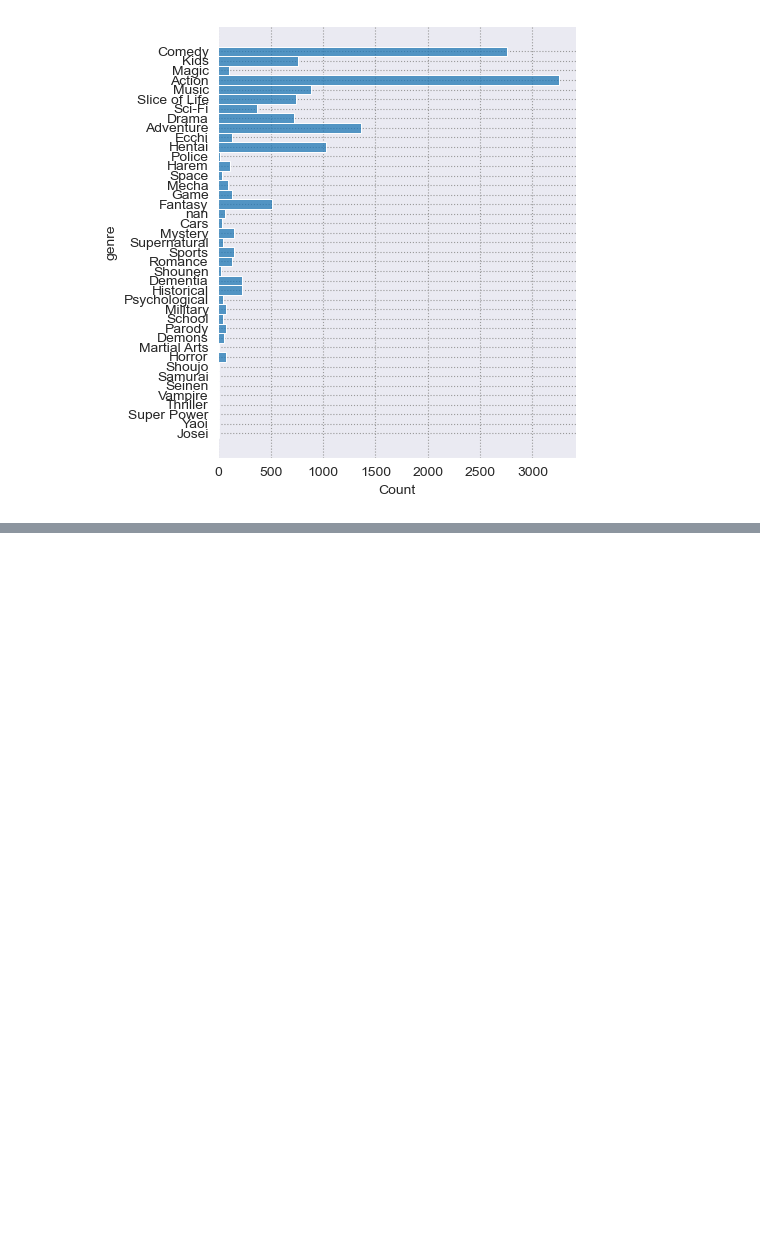
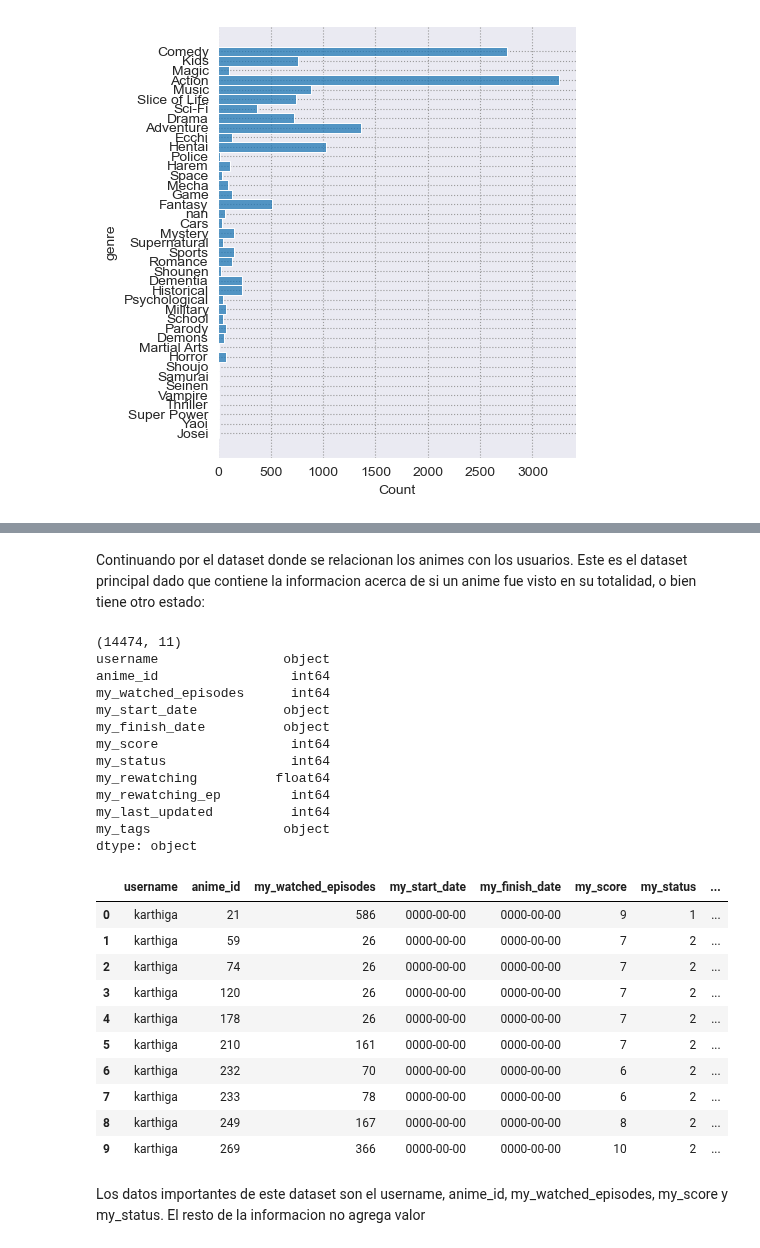
Before and after one commit to YoksanVC/TEC_DataScienceCert, a Jupyter notebook: Module_4_BigData/Proyecto/Propuesta_2_AnimesCompletados/analizis_propuesta_2.ipynb, the cells around one changed output, grey strips where cells are left out. Drawn from its saved outputs; the diff is of its cells as text; code cells hidden in the pictures; blank space fills up the shorter version.

```diff
--- a/Module_4_BigData/Proyecto/Propuesta_2_AnimesCompletados/analizis_propuesta_2.ipynb
+++ b/Module_4_BigData/Proyecto/Propuesta_2_AnimesCompletados/analizis_propuesta_2.ipynb
@@ -254 +254,35 @@ sns.displot(data=df_anime_list_cleanned, y='genre')
 [figure]
+# %% [markdown]
+Continuando por el dataset donde se relacionan los animes con los usuarios. Este es el dataset principal dado que contiene la informacion acerca de si un anime fue visto en su totalidad, o bien tiene otro estado:
+# %%
+df_anime_by_user = pd.read_csv('./datasets/animelist_filtered_by_anime.csv')
+print(df_anime_by_user.shape)
+print(df_anime_by_user.dtypes)
+df_anime_by_user.head(10)
+# %% [output]
+(14474, 11)
+username                object
+anime_id                 int64
+my_watched_episodes      int64
+my_start_date           object
+my_finish_date          object
+my_score                 int64
+my_status                int64
+my_rewatching          float64
+my_rewatching_ep         int64
+my_last_updated          int64
+my_tags                 object
+dtype: object
+|  | username | anime_id | my_watched_episodes | my_start_date | my_finish_date | my_score | my_status | ... |
+| 0 | karthiga | 21 | 586 | 0000-00-00 | 0000-00-00 | 9 | 1 | ... |
+| 1 | karthiga | 59 | 26 | 0000-00-00 | 0000-00-00 | 7 | 2 | ... |
+| 2 | karthiga | 74 | 26 | 0000-00-00 | 0000-00-00 | 7 | 2 | ... |
+| 3 | karthiga | 120 | 26 | 0000-00-00 | 0000-00-00 | 7 | 2 | ... |
+| 4 | karthiga | 178 | 26 | 0000-00-00 | 0000-00-00 | 7 | 2 | ... |
+| 5 | karthiga | 210 | 161 | 0000-00-00 | 0000-00-00 | 7 | 2 | ... |
+| 6 | karthiga | 232 | 70 | 0000-00-00 | 0000-00-00 | 6 | 2 | ... |
+| 7 | karthiga | 233 | 78 | 0000-00-00 | 0000-00-00 | 6 | 2 | ... |
+| 8 | karthiga | 249 | 167 | 0000-00-00 | 0000-00-00 | 8 | 2 | ... |
+| 9 | karthiga | 269 | 366 | 0000-00-00 | 0000-00-00 | 10 | 2 | ... |
+# %% [markdown]
+Los datos importantes de este dataset son el username, anime_id, my_watched_episodes, my_score y my_status. El resto de la informacion no agrega valor
```
Also changed, not shown: parts of 12 cells of this notebook.
